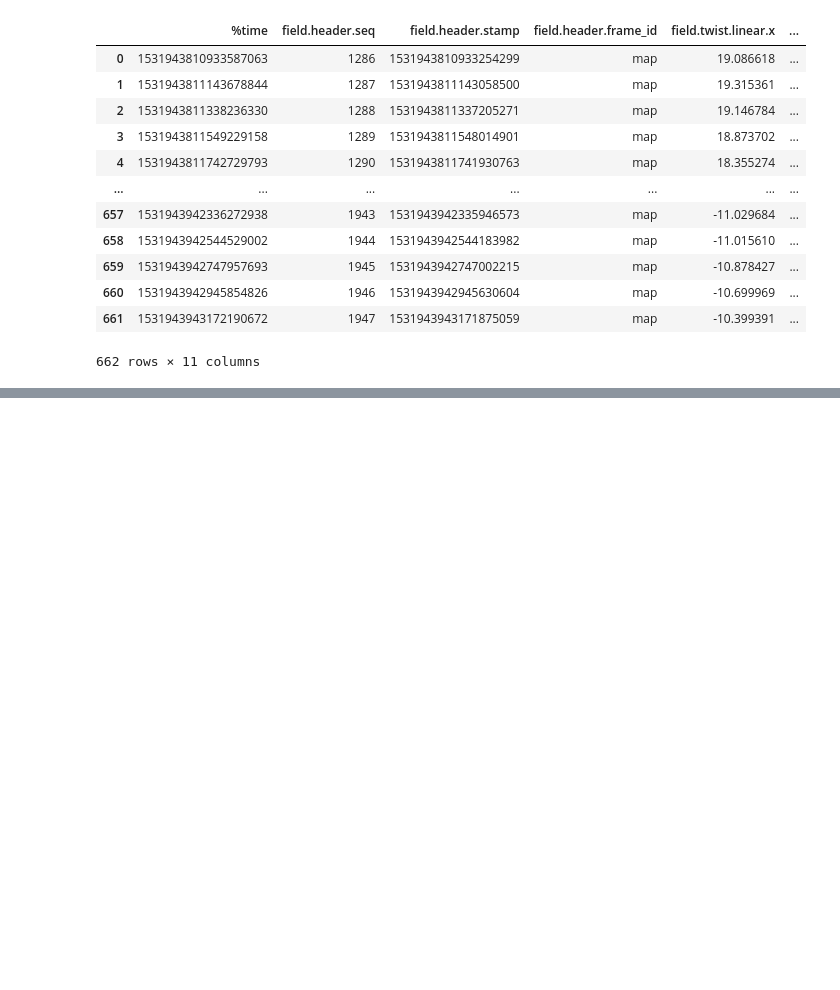
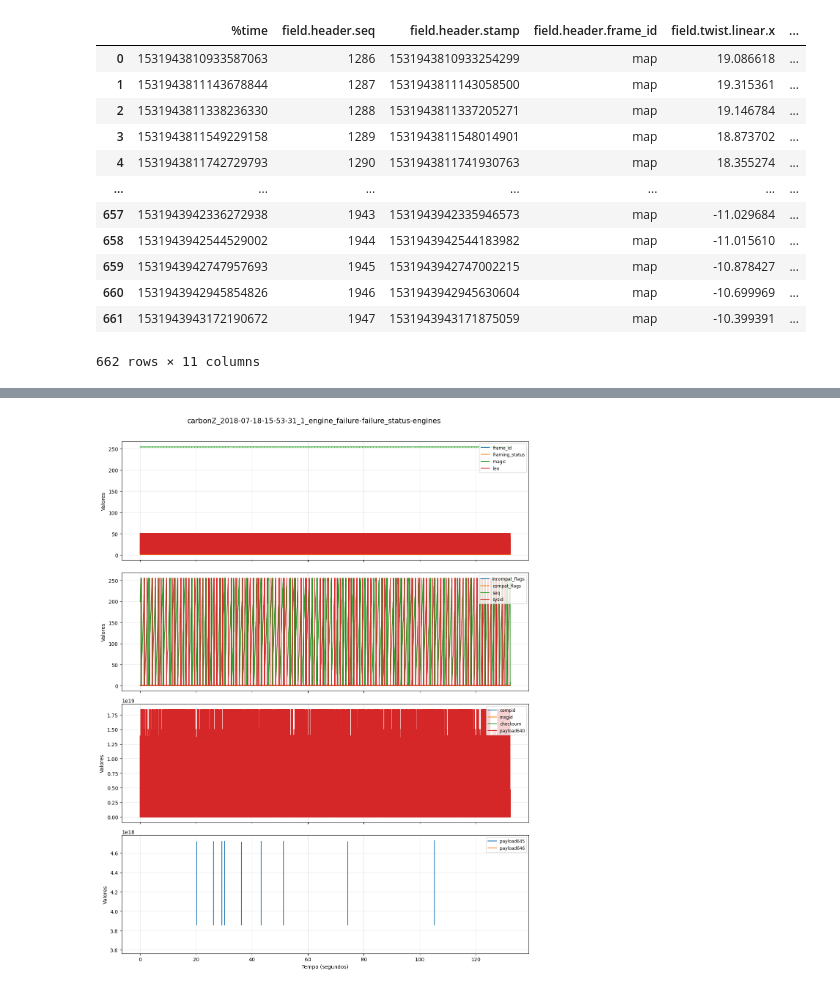
Before and after one commit to RenatodaCostaSantos/flight_anomaly_detection, a Jupyter notebook: aeroespacial-2/notebooks/00_00_data_exploration.ipynb, the cells around one changed output, grey strips where cells are left out. Cells and saved outputs as stored; diff of their text form; code cells hidden in the pictures; blank space fills up the shorter version.

```diff
--- a/aeroespacial-2/notebooks/00_00_data_exploration.ipynb
+++ b/aeroespacial-2/notebooks/00_00_data_exploration.ipynb
@@ -663,0 +402,3 @@ weighted avg       0.75      0.65      0.68        51
+# %%
+i = 3
+list(dfs.keys())[i]
@@ -663,0 +407,3 @@ weighted avg       0.75      0.65      0.68        51
+# %%
+chave = list(dfs.keys())[i]
+df4 = dfs[chave]
@@ -663,0 +482,4 @@ weighted avg       0.75      0.65      0.68        51
+# %%
+plot_generic_df(df4, titulo_grafico=primeira_chave)
+# %% [output]
+[figure, added]
```
Also changed, not shown: parts of 67 cells of this notebook.
